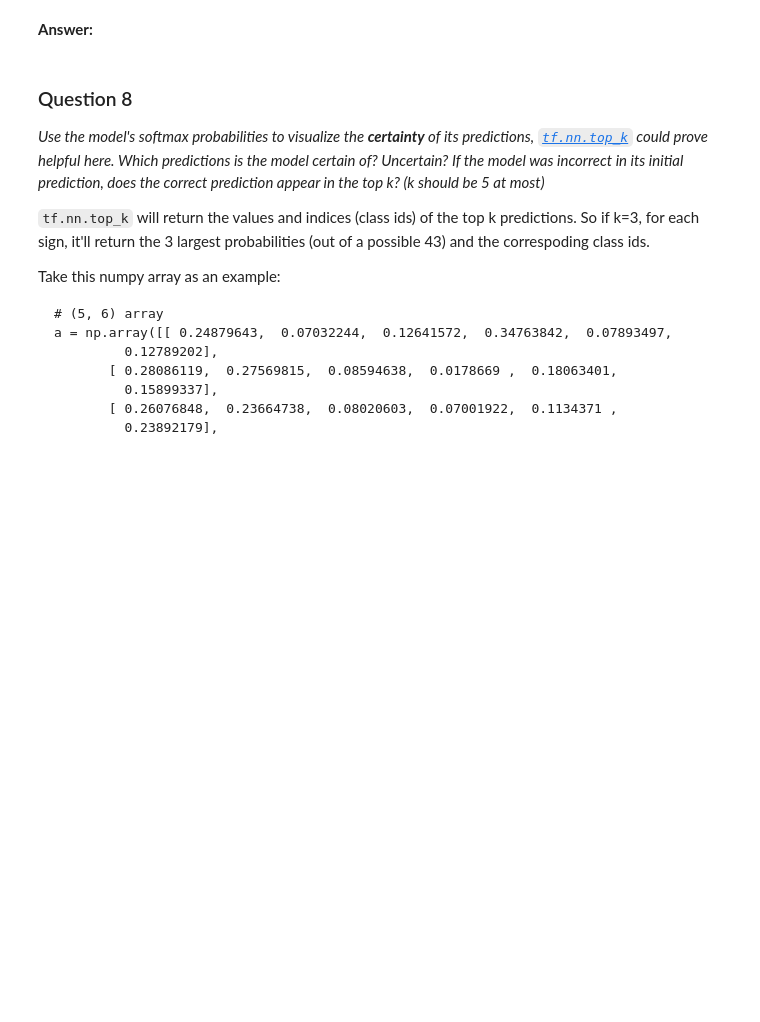
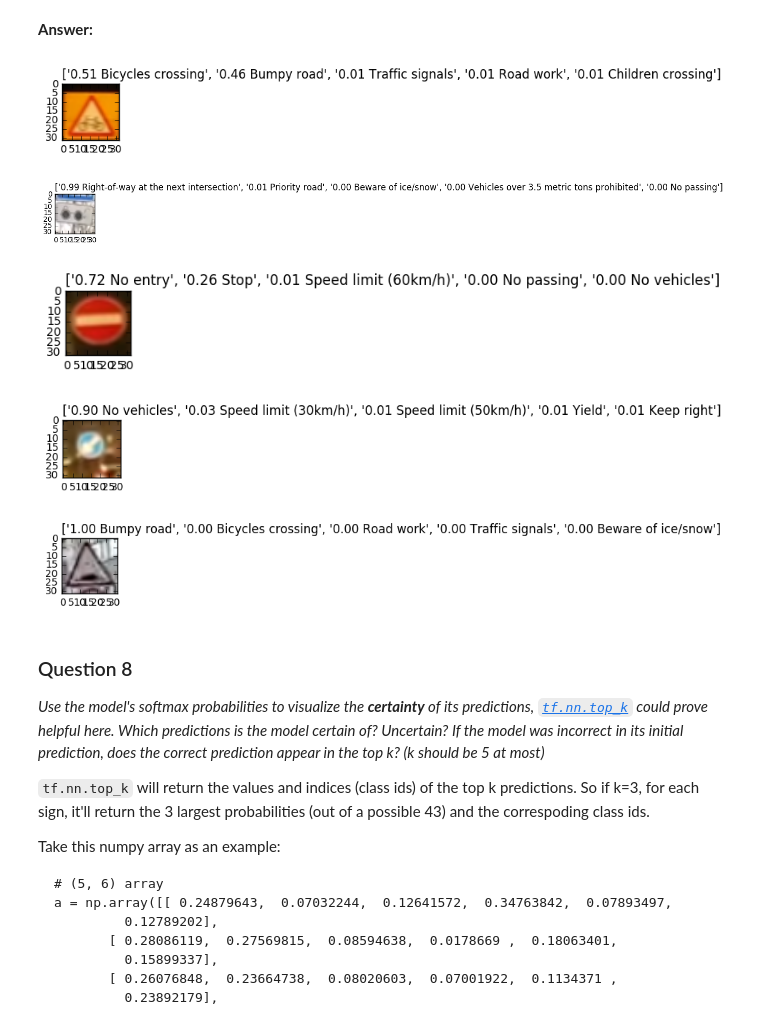
Before and after one commit to konstmsu/CarND-Traffic-Sign-Classifier-Project, a Jupyter notebook: Traffic_Sign_Classifier.ipynb, the cells around one changed output. Saved outputs shown, nothing was run; the diff lists cells and outputs as text; code cells hidden in the pictures; blank space fills up the shorter version.

```diff
--- a/Traffic_Sign_Classifier.ipynb
+++ b/Traffic_Sign_Classifier.ipynb
@@ -351,14 +395,0 @@ Test Accuracy = 0.933
-# %%
-import numpy.random
-
-s = np.random.randint(len(X_test), size=30)
-
-with tf.Session() as sess:
-    saver.restore(sess, tf.train.latest_checkpoint('.'))
-    label = tf.argmax(logits, 1)
-    results = sess.run(label, feed_dict={x:X_test[s],keep_prob:1})
-    for i in range(len(results)):
-        expected = labels[y_test[s[i]]]
-        calculated = labels[results[i]]
-        if expected != calculated:
-            show_image(X_test[s[i]], "Incorrectly guessed as %s instead of %s" % (calculated, expected))
@@ -500,3 +520,20 @@ _**NOTE:** You could check the accuracy manually by using `signnames.csv` (same
+# %%
+### Visualize the softmax probabilities here.
+### Feel free to use as many code cells as needed.
+
+with tf.Session() as sess:
+    saver.restore(sess, tf.train.latest_checkpoint('.'))
+    k = 5
+    tops = tf.nn.top_k(tf.nn.softmax(logits), k=k)
+    r = sess.run(tops, feed_dict={x:images,keep_prob:1})
+    for i in range(len(images)):
+        show_image(images[i], ["%.2f %s" % (r.values[i][j], labels[r.indices[i][j]]) for j in range(k)])
+# %% [output]
+[figure, added]
+[figure, added]
+[figure, added]
+[figure, added]
+[figure, added]
 # %% [markdown]
 ### Question 8
 
```
Also changed, not shown: parts of 22 cells of this notebook.
